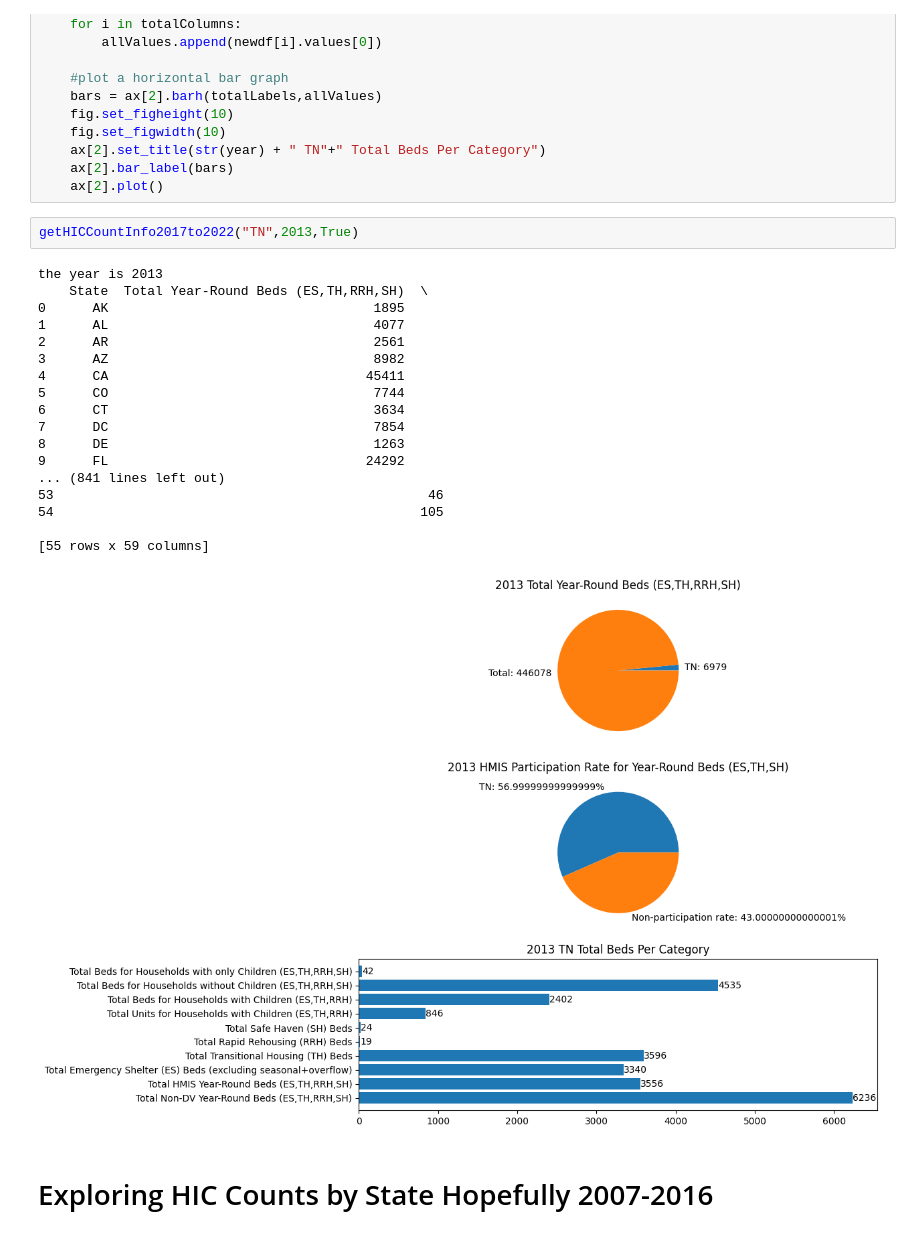
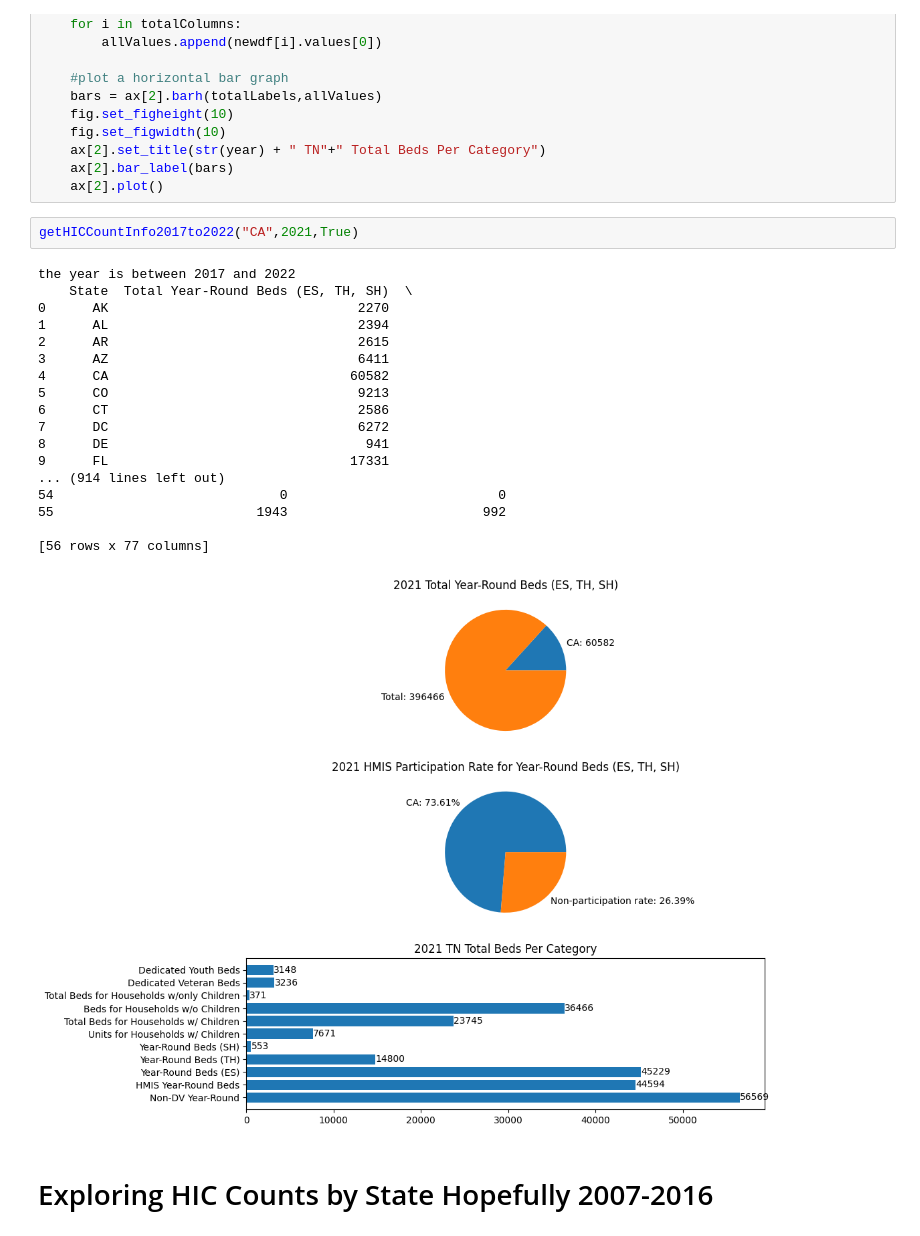
Before and after one commit to parkerbowling/BCPP481, a Jupyter notebook: exploringData.ipynb, the cells around one changed output. Cells and saved outputs as stored; diff of their text form.

```diff
--- a/exploringData.ipynb
+++ b/exploringData.ipynb
@@ -173,26 +173,26 @@ def getHICCountInfo2017to2022(state,year,Total=True,col=None):
     ax[2].bar_label(bars)
     ax[2].plot()
 # %%
-getHICCountInfo2017to2022("TN",2013,True)
+getHICCountInfo2017to2022("CA",2021,True)
 # %% [output]
-the year is 2013
-    State  Total Year-Round Beds (ES,TH,RRH,SH)  \
-0      AK                                  1895
-1      AL                                  4077
-2      AR                                  2561
-3      AZ                                  8982
-4      CA                                 45411
-5      CO                                  7744
-6      CT                                  3634
-7      DC                                  7854
-8      DE                                  1263
-9      FL                                 24292
-... (841 lines left out)
-53                                                46
-54                                               105
+the year is between 2017 and 2022
+    State  Total Year-Round Beds (ES, TH, SH)  \
+0      AK                                2270
+1      AL                                2394
+2      AR                                2615
+3      AZ                                6411
+4      CA                               60582
+5      CO                                9213
+6      CT                                2586
+7      DC                                6272
+8      DE                                 941
+9      FL                               17331
+... (914 lines left out)
+54                             0                           0
+55                          1943                         992
 
-[55 rows x 59 columns]
+[56 rows x 77 columns]
-[figure, old version]
+[figure, new version]
 # %% [markdown]
 # Exploring HIC Counts by State Hopefully 2007-2016
 # %% [markdown]
```
Also changed, not shown: parts of 3 cells of this notebook.
